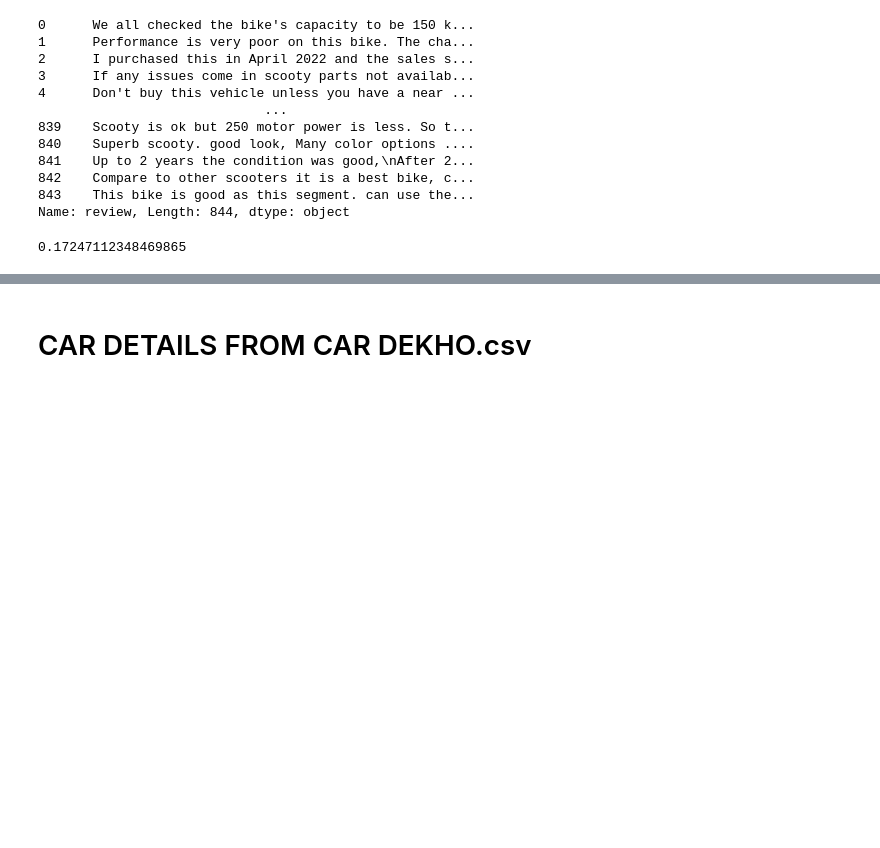
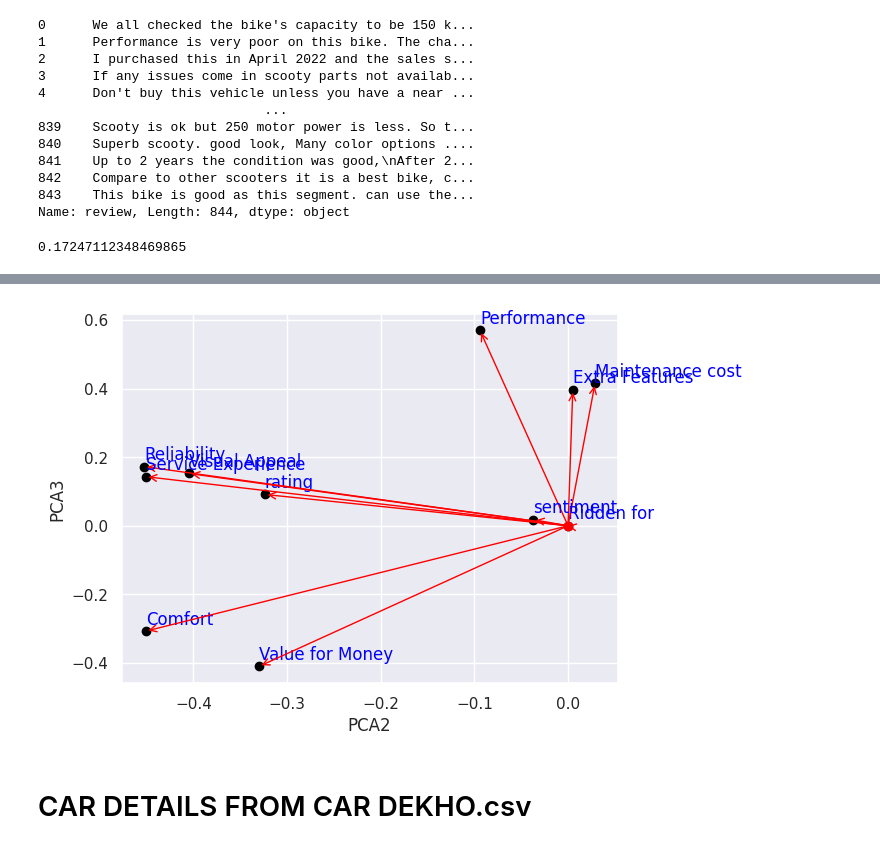
Before and after one commit to Adhiban1/EV-Market-Segmentation, a Jupyter notebook: main.ipynb, the cells around one changed output, grey strips where cells are left out. Drawn from its saved outputs; the diff is of its cells as text; code cells hidden in the pictures; blank space fills up the shorter version.

```diff
--- a/main.ipynb
+++ b/main.ipynb
@@ -617,0 +633,5 @@ def sentiment(text):
+# %%
+df5['Ridden for'] = df5['Ridden for'].replace({np.nan:0, '< 5000 kms':5000, '5000-10000 kms':7500, '> 15000 kms':15000,
+       '10000-15000 kms':12500, 'Never owned':0})
+# %%
+df5 = df5.fillna(0)
@@ -617,0 +667,3 @@ def sentiment(text):
+# %%
+df5_numeric = df5.select_dtypes(['float', 'int'])
+df5_numeric.head()
@@ -617,0 +681,4 @@ def sentiment(text):
+# %%
+pca3 = PCA(n_components=11)
+df5_numeric_pca = pca3.fit_transform(df5_numeric)
+df5_numeric_pca[:5]
@@ -618,3 +706,7 @@ def sentiment(text):
+# %%
+pca_plot(pca3, df5_numeric, 1, 2)
+# %% [output]
+[figure, added]
 # %% [markdown]
 # CAR DETAILS FROM CAR DEKHO.csv
 # %%
```
Also changed, not shown: parts of 17 cells of this notebook, 1 other file.
